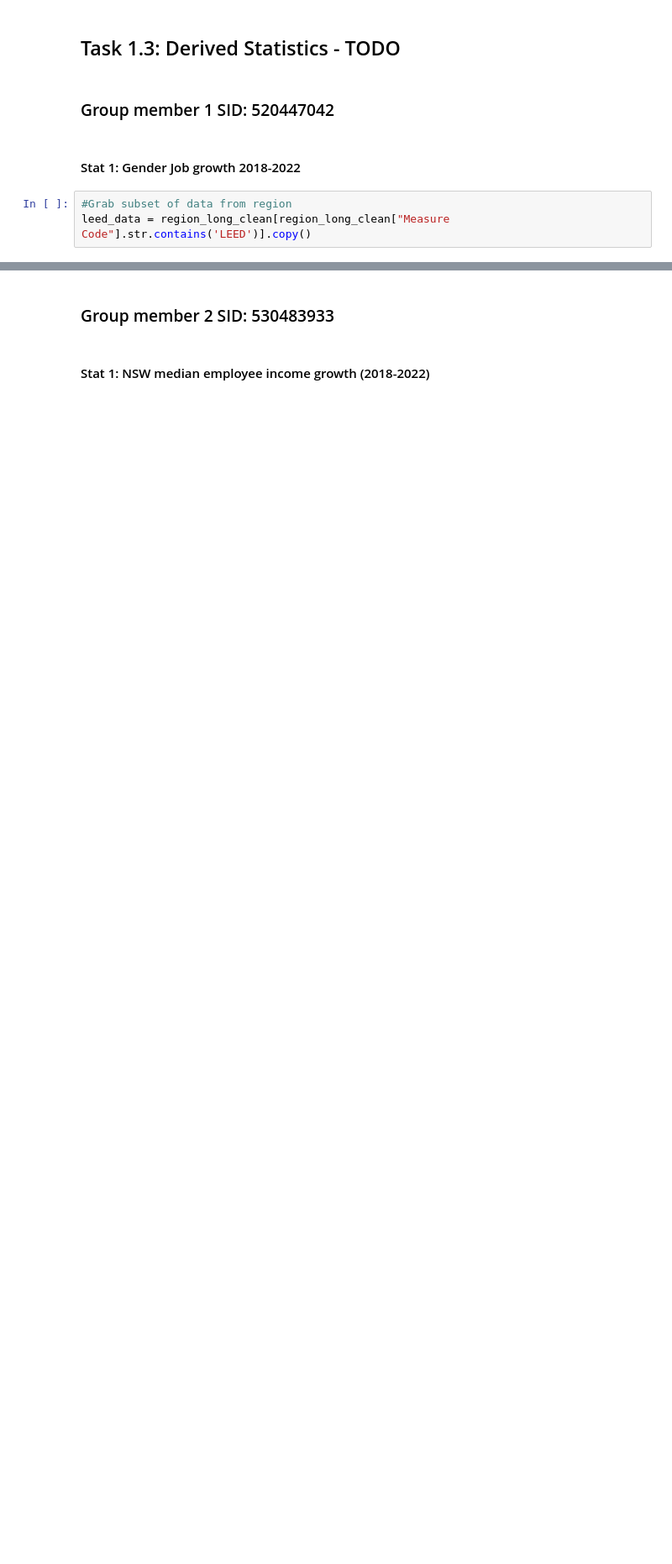
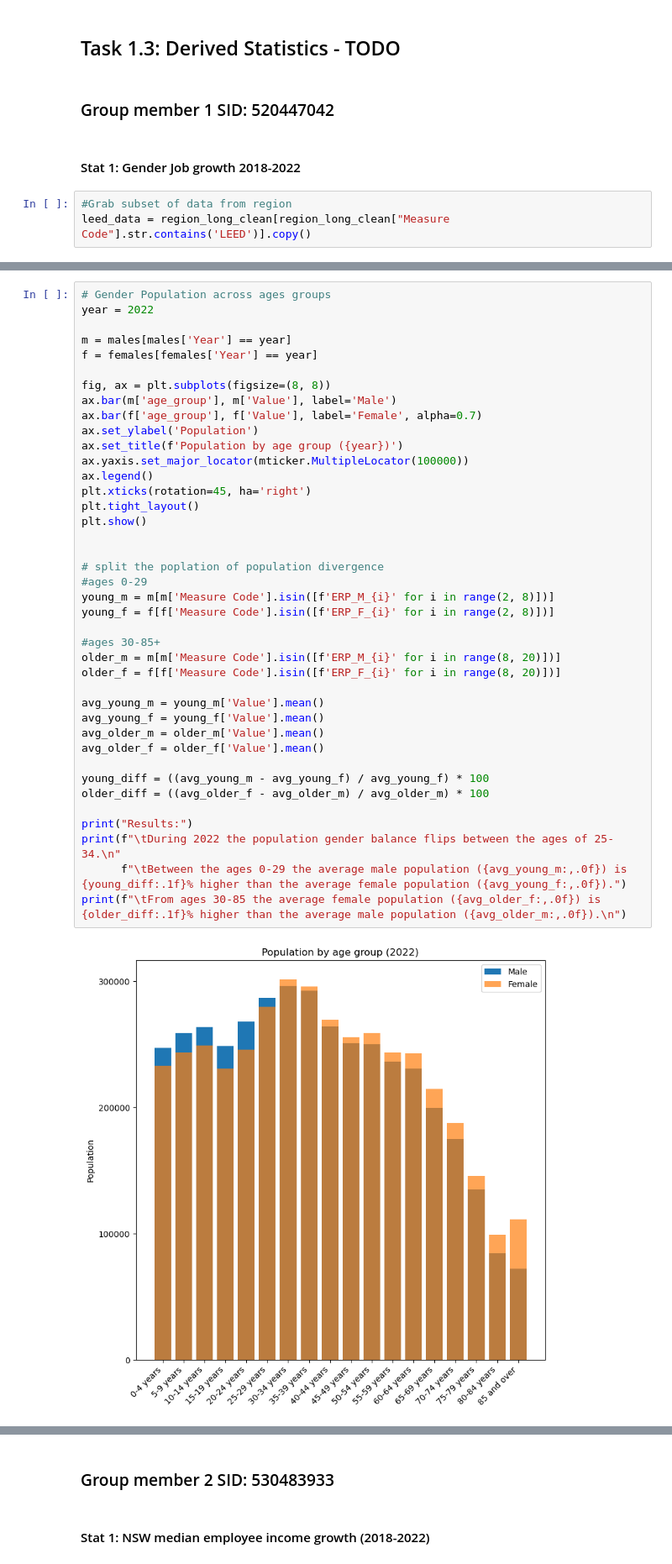
Before and after one commit to Rven66/DATA2001-Assignment_1, a Jupyter notebook: DATA2001-Assignment_1.ipynb, the cells around one changed output, grey strips where cells are left out. Shown at 84% size. Saved outputs shown, nothing was run; the diff lists cells and outputs as text; blank space fills up the shorter version.

```diff
--- a/DATA2001-Assignment_1.ipynb
+++ b/DATA2001-Assignment_1.ipynb
@@ -269,0 +326,42 @@ print(region_long_clean[region_long_clean["Measure Code"] == "CENSUS_34"])
+# %%
+# Gender Population across ages groups
+year = 2022
+
+m = males[males['Year'] == year]
+f = females[females['Year'] == year]
+
+fig, ax = plt.subplots(figsize=(8, 8))
+ax.bar(m['age_group'], m['Value'], label='Male')
+ax.bar(f['age_group'], f['Value'], label='Female', alpha=0.7)
+ax.set_ylabel('Population')
+ax.set_title(f'Population by age group ({year})')
+ax.yaxis.set_major_locator(mticker.MultipleLocator(100000))
+ax.legend()
+plt.xticks(rotation=45, ha='right')
+plt.tight_layout()
+plt.show()
+
+
+# split the poplation of population divergence
+#ages 0-29
+young_m = m[m['Measure Code'].isin([f'ERP_M_{i}' for i in range(2, 8)])]
+young_f = f[f['Measure Code'].isin([f'ERP_F_{i}' for i in range(2, 8)])]
+
+#ages 30-85+
+older_m = m[m['Measure Code'].isin([f'ERP_M_{i}' for i in range(8, 20)])]
+older_f = f[f['Measure Code'].isin([f'ERP_F_{i}' for i in range(8, 20)])]
+
+avg_young_m = young_m['Value'].mean()
+avg_young_f = young_f['Value'].mean()
+avg_older_m = older_m['Value'].mean()
+avg_older_f = older_f['Value'].mean()
+
+young_diff = ((avg_young_m - avg_young_f) / avg_young_f) * 100
+older_diff = ((avg_older_f - avg_older_m) / avg_older_m) * 100
+
+print("Results:")
+print(f"\tDuring 2022 the population gender balance flips between the ages of 25-34.\n"
+      f"\tBetween the ages 0-29 the average male population ({avg_young_m:,.0f}) is {young_diff:.1f}% higher than the average female population ({avg_young_f:,.0f}).")
+print(f"\tFrom ages 30-85 the average female population ({avg_older_f:,.0f}) is {older_diff:.1f}% higher than the average male population ({avg_older_m:,.0f}).\n")
+# %% [output]
+[figure, added]
```
Also changed, not shown: parts of 13 cells of this notebook.
